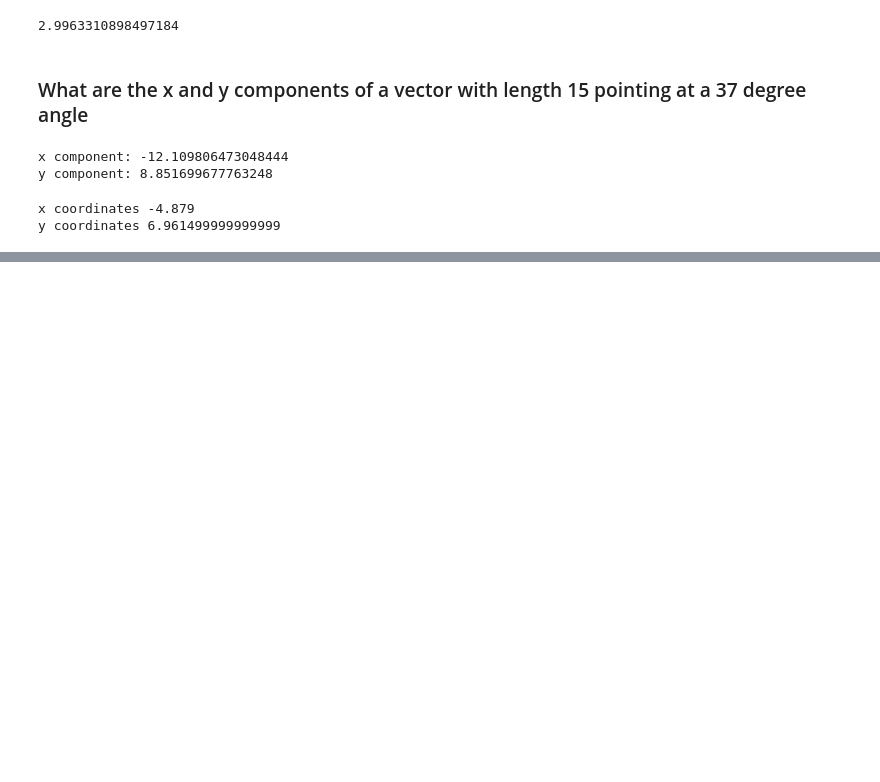
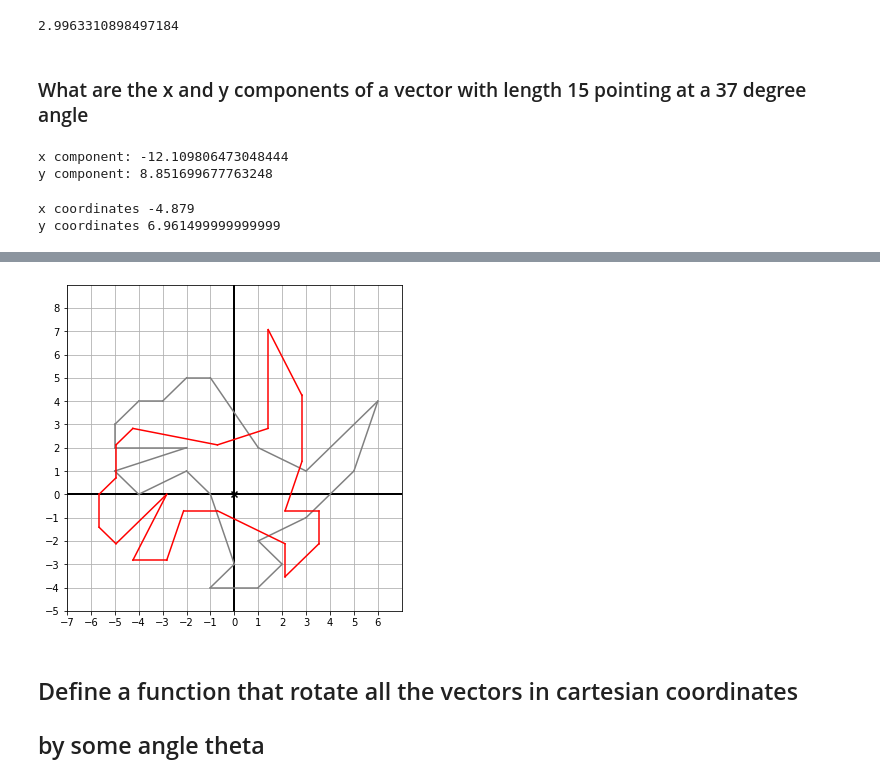
Before and after one commit to sergiovasquez122/Mathematics-for-programmers, a Jupyter notebook: Chapter_2_vectors.ipynb, the cells around one changed output, grey strips where cells are left out. Drawn from its saved outputs; the diff is of its cells as text; code cells hidden in the pictures; blank space fills up the shorter version.

```diff
--- a/Chapter_2_vectors.ipynb
+++ b/Chapter_2_vectors.ipynb
@@ -247,0 +256,12 @@ y coordinates 6.961499999999999
+# %%
+rotation_polar = pi / 4
+dino_polar = [cartesian_to_polar(v) for v in dino_vectors]
+dino_rotated_polar = [(l, angle + rotation_polar) for l, angle in dino_polar]
+dino_rotated = [to_cartesian(p) for p in dino_rotated_polar]
+draw(Polygon(*dino_vectors, color = 'gray'),
+    Polygon(*dino_rotated, color = 'red'))
+# %% [output]
+[figure, added]
+# %% [markdown]
+## Define a function that rotate all the vectors in cartesian coordinates
+## by some angle theta
```
Also changed, not shown: parts of 6 cells of this notebook.
